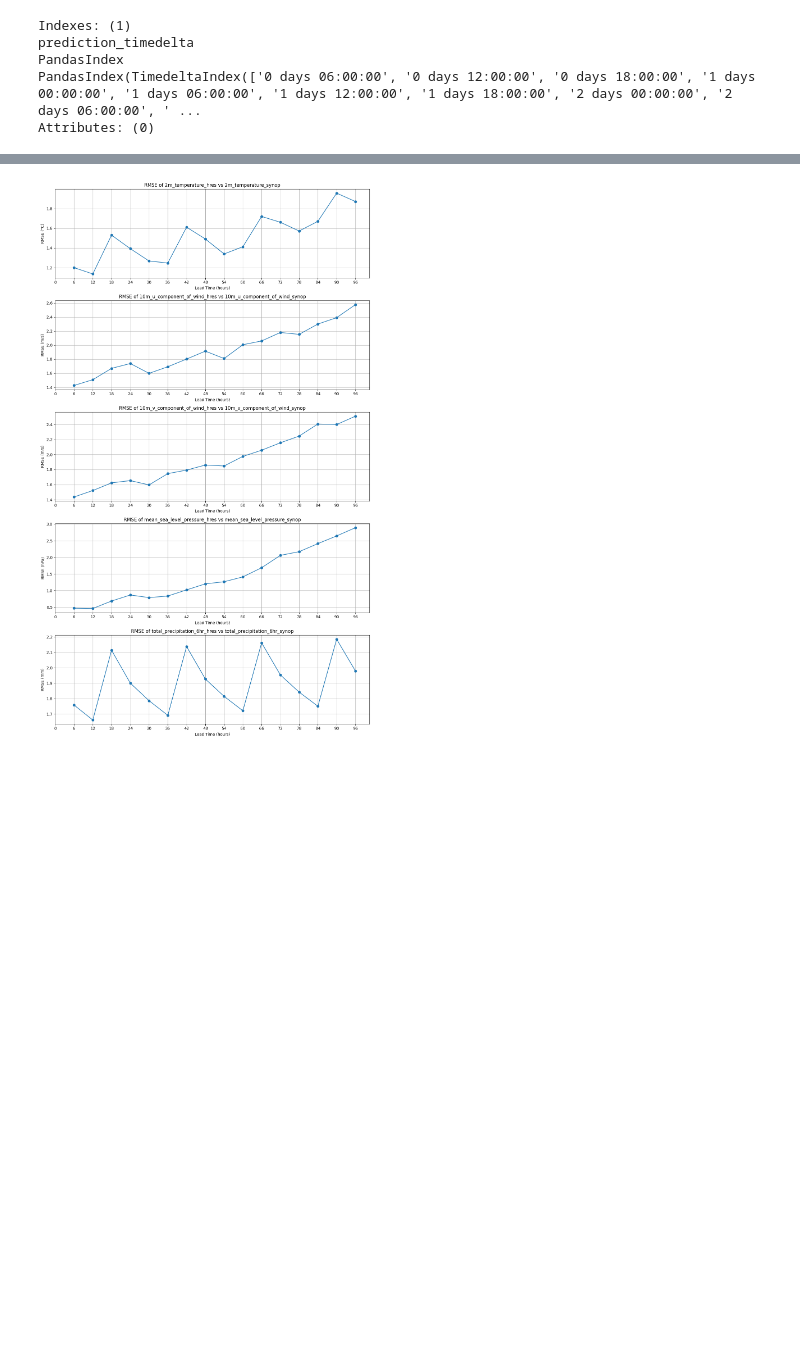
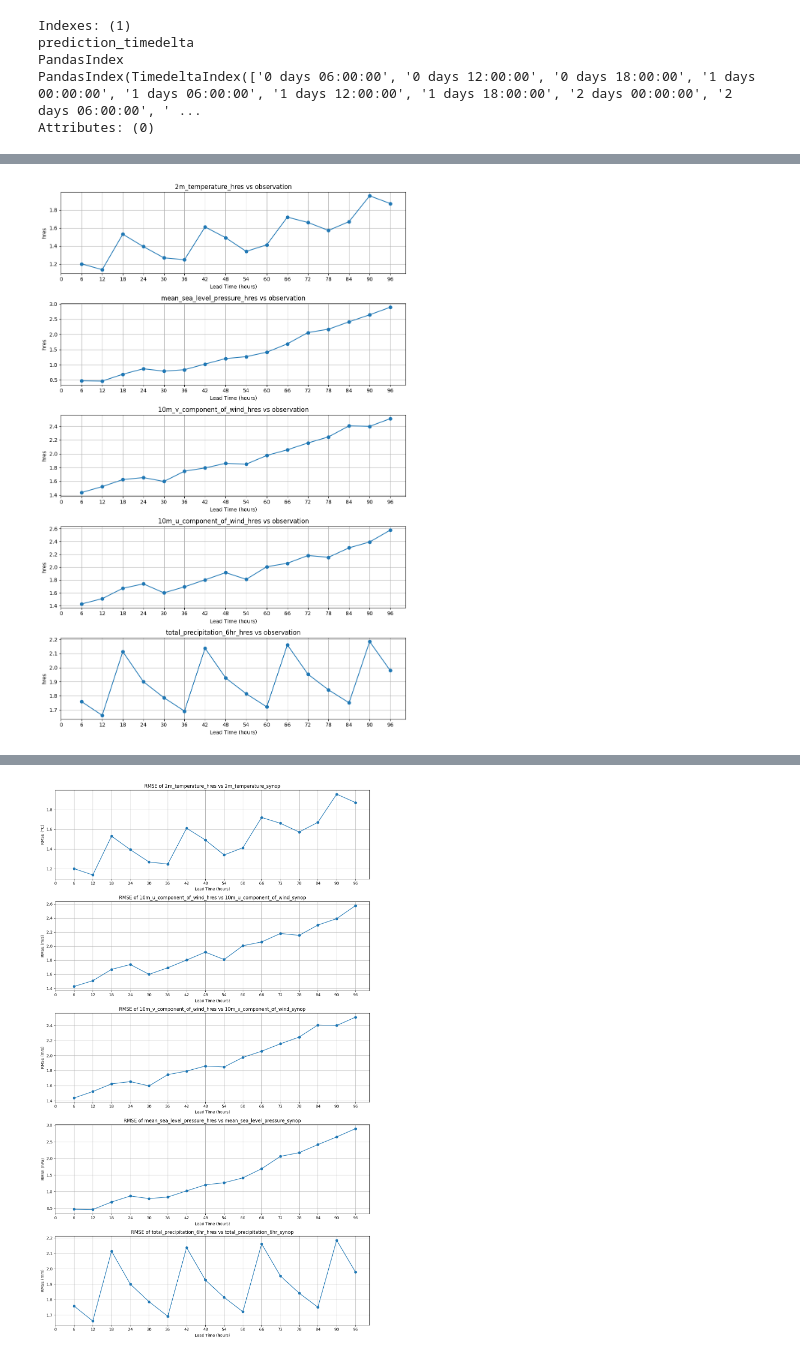
Before and after one commit to koenlode/Thesis, a Jupyter notebook: master_notebook.ipynb, the cells around one changed output, grey strips where cells are left out. Saved outputs shown, nothing was run; the diff lists cells and outputs as text; code cells hidden in the pictures; blank space fills up the shorter version.

```diff
--- a/master_notebook.ipynb
+++ b/master_notebook.ipynb
@@ -728,7 +851,7 @@ def calculate_statistic(analysis, statistic_method, model_suffix='hres', variabl
         'pearson_r': xs.pearson_r,
         'spearman_r': xs.spearman_r,
         'median_absolute_error': xs.median_absolute_error,
-        'mean_absolute_percentage_error': xs.mean_absolute_percentage_error,
+        'mean_absolute_percentage_error': xs.mape,
         'brier_score': xs.brier_score,
         'threshold_brier_score': xs.threshold_brier_score,
         'crps_gaussian': xs.crps_gaussian,
@@ -753,7 +876,7 @@ def calculate_statistic(analysis, statistic_method, model_suffix='hres', variabl
 
     # List of forecast and corresponding observation variables
     variables = {
-        f'2m_temperature{model_suffix}': '2m_temperature_synop',
+        f'2m_temperature_{model_suffix}': '2m_temperature_synop',
         f'mean_sea_level_pressure_{model_suffix}': 'mean_sea_level_pressure_synop',
         f'10m_v_component_of_wind_{model_suffix}': '10m_v_component_of_wind_synop',
         f'10m_u_component_of_wind_{model_suffix}': '10m_u_component_of_wind_synop',
@@ -895,0 +1080,4 @@ hres_r6h_rmse =  rmse_dataset['total_precipitation_6hr_hres'].compute()
+# %%
+plot_statistic_results(rmse_dataset)
+# %% [output]
+[figure, added]
```
Also changed, not shown: parts of 12 cells of this notebook, 1 other file.
